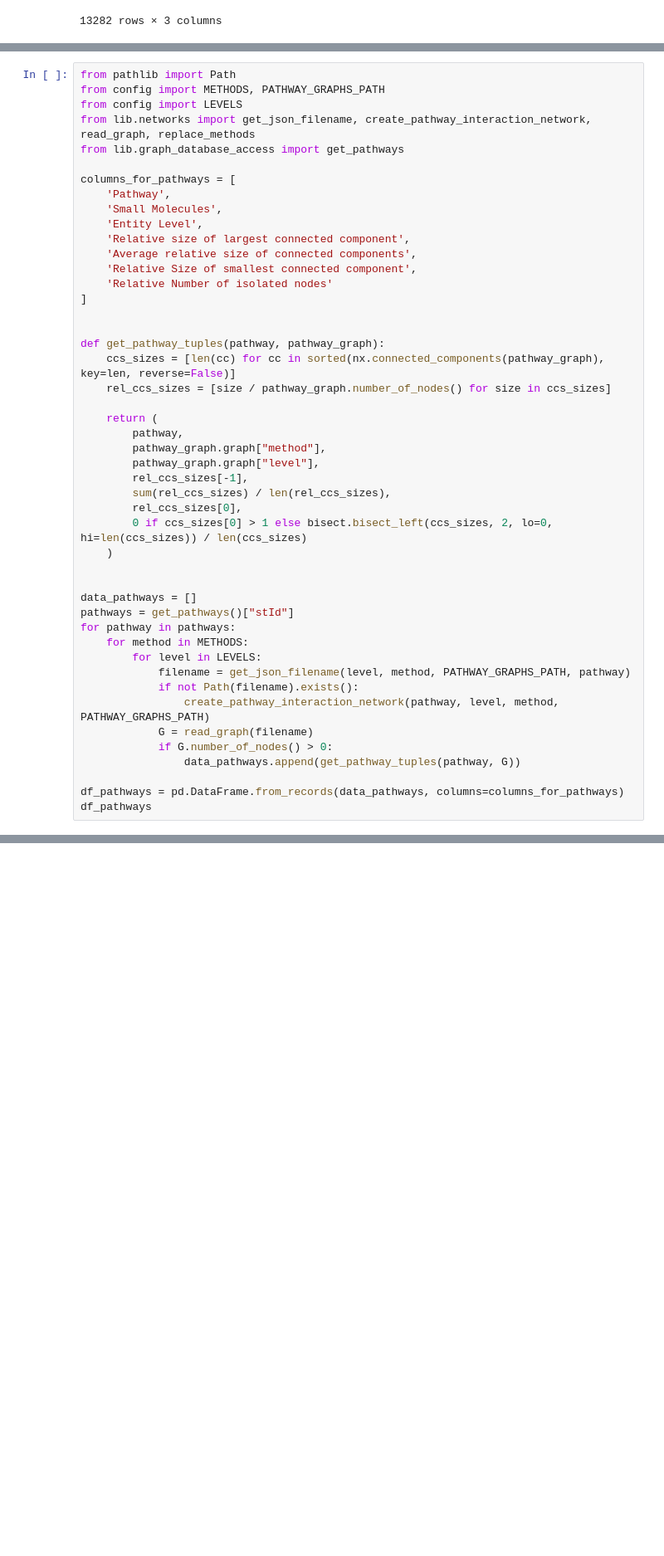
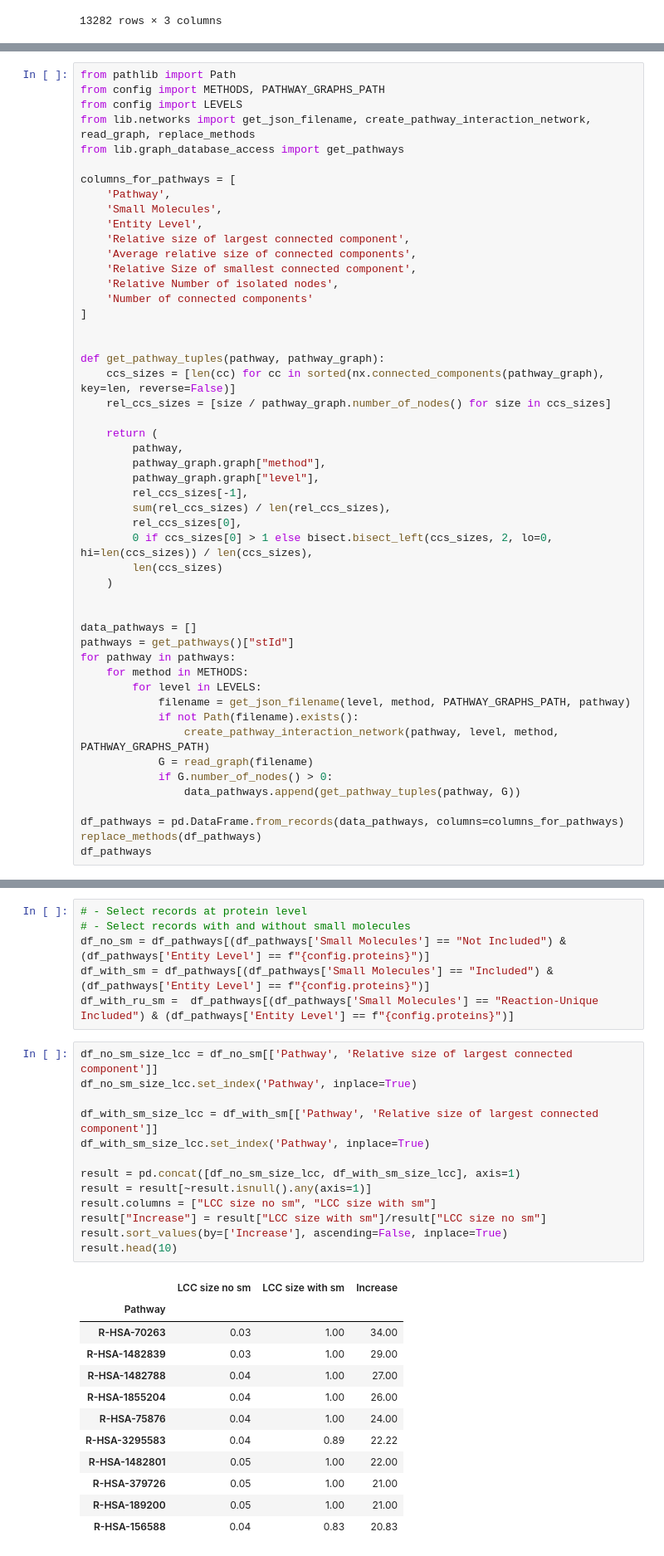
Before and after one commit to PathwayAnalysisPlatform/ProteoformNetworks, a Jupyter notebook: src/Python/analysis_2_connectedness.ipynb, the cells around one changed output, grey strips where cells are left out. Shown at 83% size. Drawn from its saved outputs; the diff is of its cells as text; blank space fills up the shorter version.

Commit message:
Find pathway examples related to Connected Components

```diff
--- a/src/Python/analysis_2_connectedness.ipynb
+++ b/src/Python/analysis_2_connectedness.ipynb
@@ -129,7 +129,8 @@ columns_for_pathways = [
     'Relative size of largest connected component',
     'Average relative size of connected components',
     'Relative Size of smallest connected component',
-    'Relative Number of isolated nodes'
+    'Relative Number of isolated nodes',
+    'Number of connected components'
 ]
 
 
@@ -144,7 +145,8 @@ def get_pathway_tuples(pathway, pathway_graph):
         rel_ccs_sizes[-1],
         sum(rel_ccs_sizes) / len(rel_ccs_sizes),
         rel_ccs_sizes[0],
-        0 if ccs_sizes[0] > 1 else bisect.bisect_left(ccs_sizes, 2, lo=0, hi=len(ccs_sizes)) / len(ccs_sizes)
+        0 if ccs_sizes[0] > 1 else bisect.bisect_left(ccs_sizes, 2, lo=0, hi=len(ccs_sizes)) / len(ccs_sizes),
+        len(ccs_sizes)
     )
 
 
@@ -161,6 +163,7 @@ for pathway in pathways:
                 data_pathways.append(get_pathway_tuples(pathway, G))
 
 df_pathways = pd.DataFrame.from_records(data_pathways, columns=columns_for_pathways)
+replace_methods(df_pathways)
 df_pathways
 # %% [output]
 |  | Pathway | Small Molecules | Entity Level | Relative size of largest connecte... | Average relative size of connecte... | ... |
@@ -195,0 +182,32 @@ df_pathways
+# %%
+# - Select records at protein level
+# - Select records with and without small molecules
+df_no_sm = df_pathways[(df_pathways['Small Molecules'] == "Not Included") & (df_pathways['Entity Level'] == f"{config.proteins}")]
+df_with_sm = df_pathways[(df_pathways['Small Molecules'] == "Included") & (df_pathways['Entity Level'] == f"{config.proteins}")]
+df_with_ru_sm =  df_pathways[(df_pathways['Small Molecules'] == "Reaction-Unique Included") & (df_pathways['Entity Level'] == f"{config.proteins}")]
+# %%
+df_no_sm_size_lcc = df_no_sm[['Pathway', 'Relative size of largest connected component']]
+df_no_sm_size_lcc.set_index('Pathway', inplace=True)
+
+df_with_sm_size_lcc = df_with_sm[['Pathway', 'Relative size of largest connected component']]
+df_with_sm_size_lcc.set_index('Pathway', inplace=True)
+
+result = pd.concat([df_no_sm_size_lcc, df_with_sm_size_lcc], axis=1)
+result = result[~result.isnull().any(axis=1)]
+result.columns = ["LCC size no sm", "LCC size with sm"]
+result["Increase"] = result["LCC size with sm"]/result["LCC size no sm"]
+result.sort_values(by=['Increase'], ascending=False, inplace=True)
+result.head(10)
+# %% [output]
+|  | LCC size no sm | LCC size with sm | Increase |
+| Pathway |  |  |  |
+| R-HSA-70263 | 0.03 | 1.00 | 34.00 |
+| R-HSA-1482839 | 0.03 | 1.00 | 29.00 |
+| R-HSA-1482788 | 0.04 | 1.00 | 27.00 |
+| R-HSA-1855204 | 0.04 | 1.00 | 26.00 |
+| R-HSA-75876 | 0.04 | 1.00 | 24.00 |
+| R-HSA-3295583 | 0.04 | 0.89 | 22.22 |
+| R-HSA-1482801 | 0.05 | 1.00 | 22.00 |
+| R-HSA-379726 | 0.05 | 1.00 | 21.00 |
+| R-HSA-189200 | 0.05 | 1.00 | 21.00 |
+| R-HSA-156588 | 0.04 | 0.83 | 20.83 |
```
Also changed, not shown: parts of 11 cells of this notebook, 1 other file.
